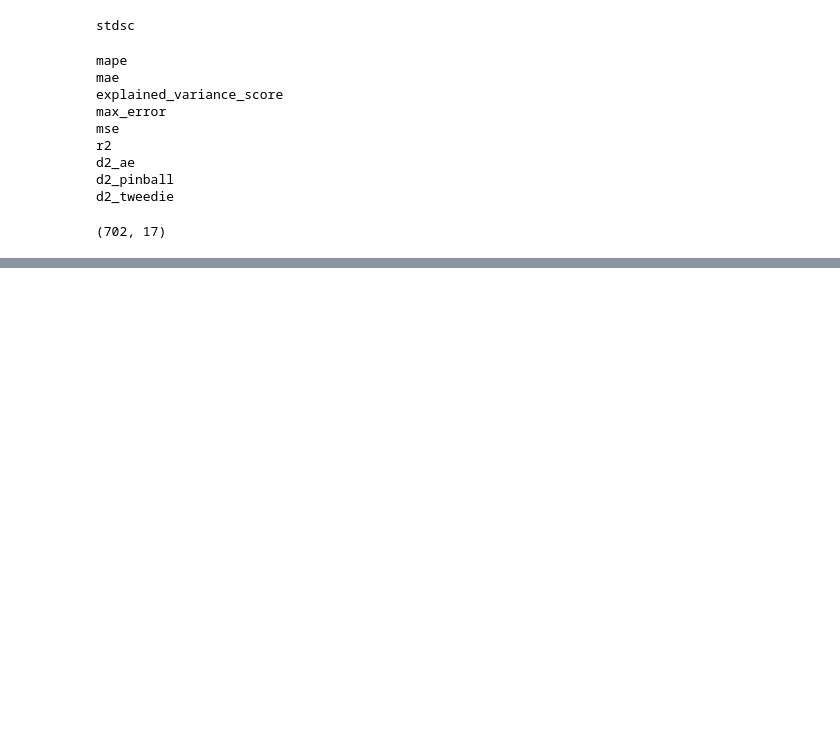
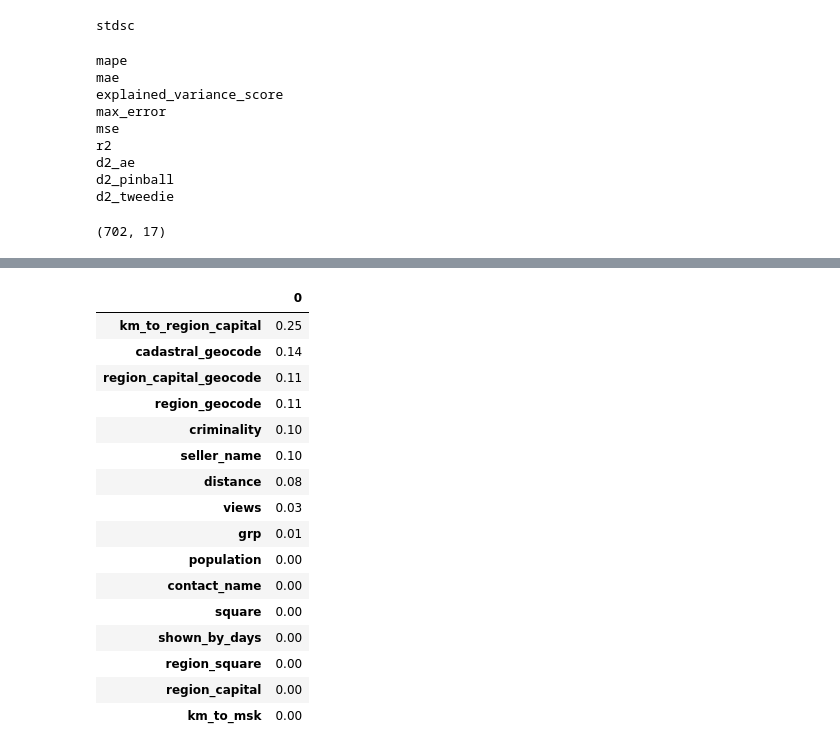
Before and after one commit to damnpav/liens_watching, a Jupyter notebook: model/modelling_29_01_23.ipynb, the cells around one changed output, grey strips where cells are left out. Cells and saved outputs as stored; diff of their text form; code cells hidden in the pictures; blank space fills up the shorter version.

```diff
--- a/model/modelling_29_01_23.ipynb
+++ b/model/modelling_29_01_23.ipynb
@@ -319,0 +353,27 @@ from tqdm import tqdm
+# %%
+names = ['views', 'contact_name', 'seller_name', 'square', 'cadastral_geocode',
+                       'region_geocode','shown_by_days', 'distance', 'region_square', 'population',
+                       'region_capital', 'grp', 'criminality', 'km_to_msk', 'region_capital_geocode',
+                       'km_to_region_capital']
+# %%
+coef_df = pd.DataFrame(model.coef_, columns=names)
+# %%
+coef_df.T.sort_values(by=0, ascending=False)
+# %% [output]
+|  | 0 |
+| km_to_region_capital | 0.25 |
+| cadastral_geocode | 0.14 |
+| region_capital_geocode | 0.11 |
+| region_geocode | 0.11 |
+| criminality | 0.10 |
+| seller_name | 0.10 |
+| distance | 0.08 |
+| views | 0.03 |
+| grp | 0.01 |
+| population | 0.00 |
+| contact_name | 0.00 |
+| square | 0.00 |
+| shown_by_days | 0.00 |
+| region_square | 0.00 |
+| region_capital | 0.00 |
+| km_to_msk | 0.00 |
```
Also changed, not shown: parts of 2 cells of this notebook, 2 other files.
